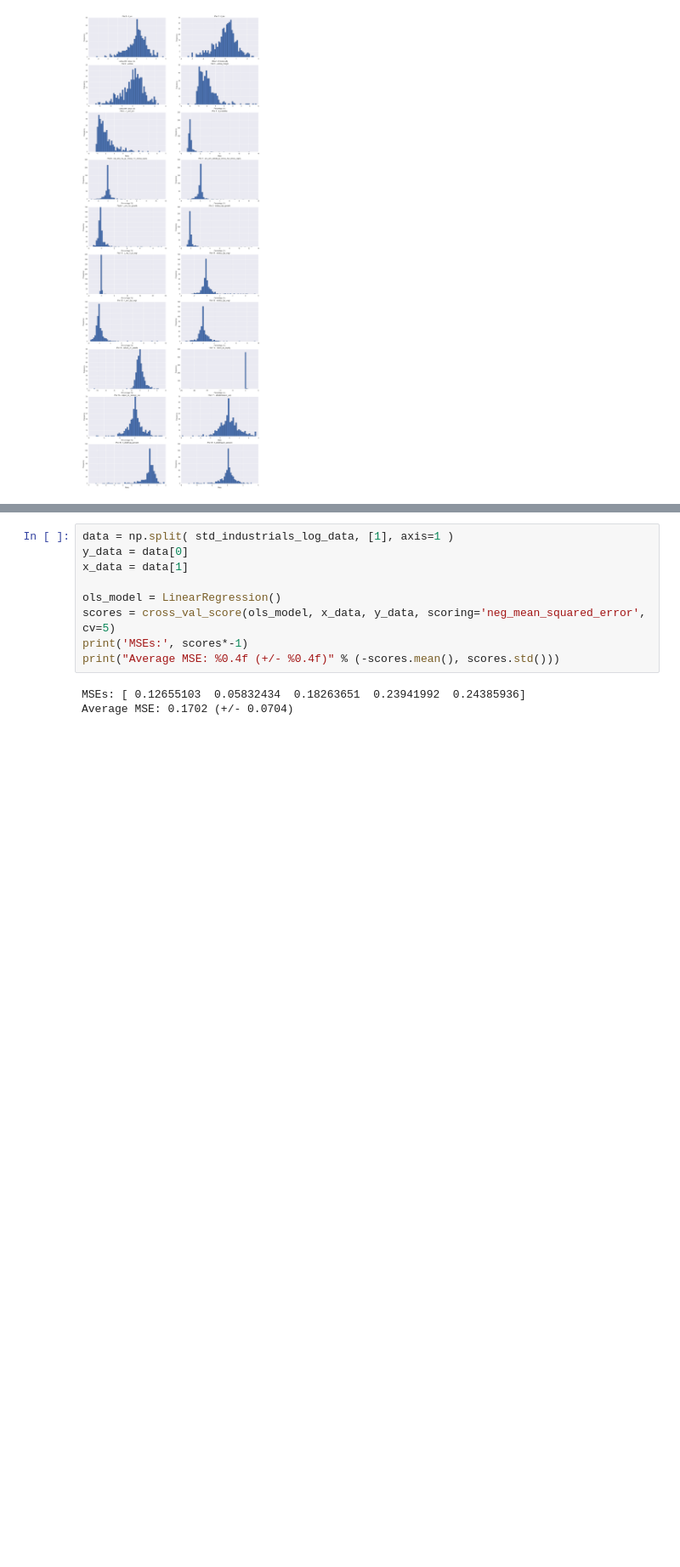
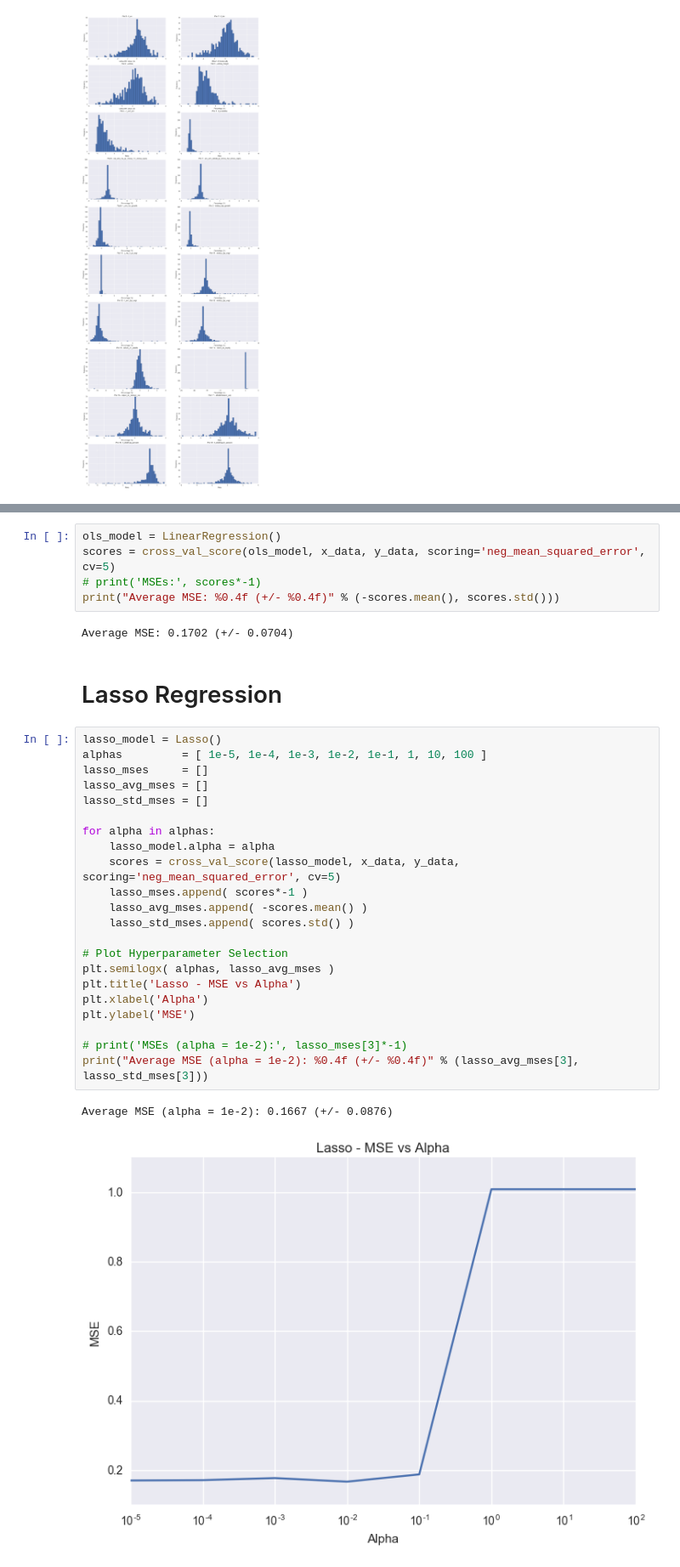
Before and after one commit to timothytrippel/adamy, a Jupyter notebook: tim/industrials.ipynb, the cells around one changed output, grey strips where cells are left out. Shown at 85% size. Drawn from its saved outputs; the diff is of its cells as text; blank space fills up the shorter version.

Commit message:
added Lasso and Ridge Regression

```diff
--- a/tim/industrials.ipynb
+++ b/tim/industrials.ipynb
@@ -137,12 +143,34 @@ for i, col in enumerate( std_industrials_log_df.columns ):
 # %%
-data = np.split( std_industrials_log_data, [1], axis=1 )
-y_data = data[0]
-x_data = data[1]
-
 ols_model = LinearRegression()
 scores = cross_val_score(ols_model, x_data, y_data, scoring='neg_mean_squared_error', cv=5)
-print('MSEs:', scores*-1)
+# print('MSEs:', scores*-1)
 print("Average MSE: %0.4f (+/- %0.4f)" % (-scores.mean(), scores.std()))
 # %% [output]
-MSEs: [ 0.12655103  0.05832434  0.18263651  0.23941992  0.24385936]
 Average MSE: 0.1702 (+/- 0.0704)
+# %% [markdown]
+# Lasso Regression
+# %%
+lasso_model = Lasso()
+alphas         = [ 1e-5, 1e-4, 1e-3, 1e-2, 1e-1, 1, 10, 100 ]
+lasso_mses     = []
+lasso_avg_mses = []
+lasso_std_mses = []
+
+for alpha in alphas:
+    lasso_model.alpha = alpha
+    scores = cross_val_score(lasso_model, x_data, y_data, scoring='neg_mean_squared_error', cv=5)
+    lasso_mses.append( scores*-1 )
+    lasso_avg_mses.append( -scores.mean() )
+    lasso_std_mses.append( scores.std() )
+
+# Plot Hyperparameter Selection
+plt.semilogx( alphas, lasso_avg_mses )
+plt.title('Lasso - MSE vs Alpha')
+plt.xlabel('Alpha')
+plt.ylabel('MSE')
+
+# print('MSEs (alpha = 1e-2):', lasso_mses[3]*-1)
+print("Average MSE (alpha = 1e-2): %0.4f (+/- %0.4f)" % (lasso_avg_mses[3], lasso_std_mses[3]))
+# %% [output]
+Average MSE (alpha = 1e-2): 0.1667 (+/- 0.0876)
+[figure, added]
```
Also changed, not shown: parts of 5 cells of this notebook.
